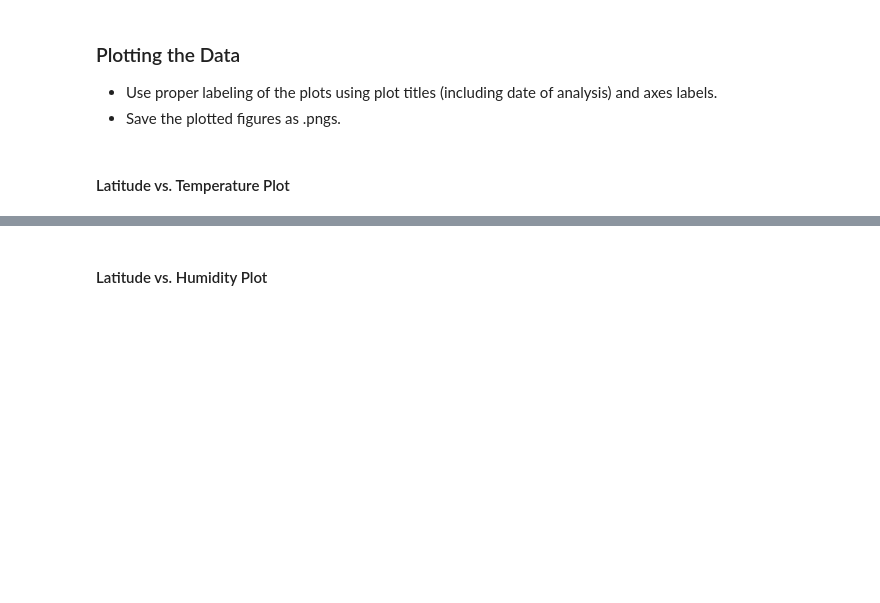
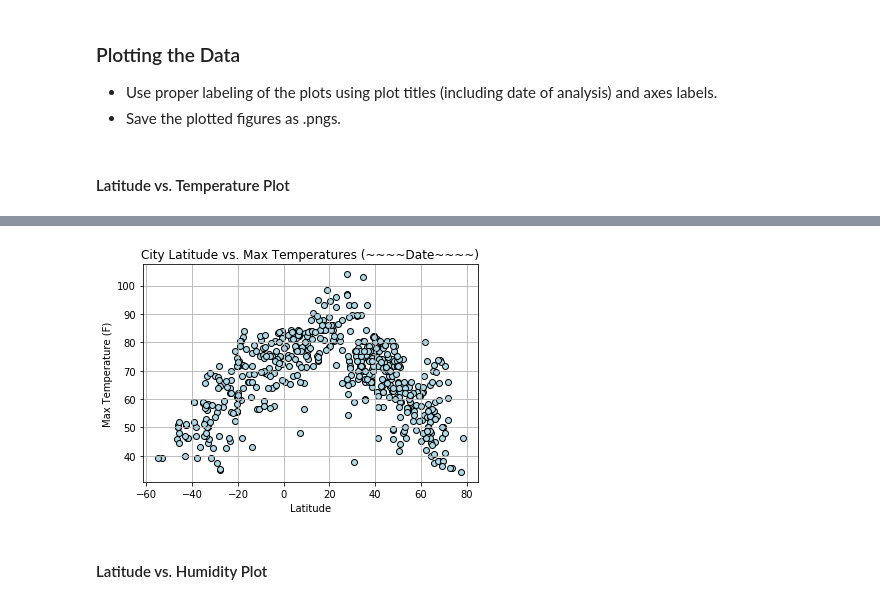
Before and after one commit to klucas11/WeatherPy, a Jupyter notebook: WeatherPy.ipynb, the cells around one changed output, grey strips where cells are left out. Cells and saved outputs as stored; diff of their text form; code cells hidden in the pictures; blank space fills up the shorter version.

Commit message:
creates graphs

```diff
--- a/WeatherPy.ipynb
+++ b/WeatherPy.ipynb
@@ -183,2 +175,16 @@ city_data.to_csv("city_data.csv")
+# %%
+x_axis = lat
+y_axis = max_temp
+lat_vs_temp = plt.scatter(x_axis, y_axis, marker = "o", facecolors = "lightblue", edgecolors = "black")
+plt.xlabel("Latitude")
+plt.ylabel("Max Temperature (F)")
+plt.title(f"City Latitude vs. Max Temperatures (~~~~Date~~~~)")
+plt.grid()
+
+# display(lat_vs_temp)
+
+plt.savefig('lat-vs-temp.png')
+# %% [output]
+[figure, added]
 # %% [markdown]
 #### Latitude vs. Humidity Plot
```
Also changed, not shown: parts of 11 cells of this notebook.
